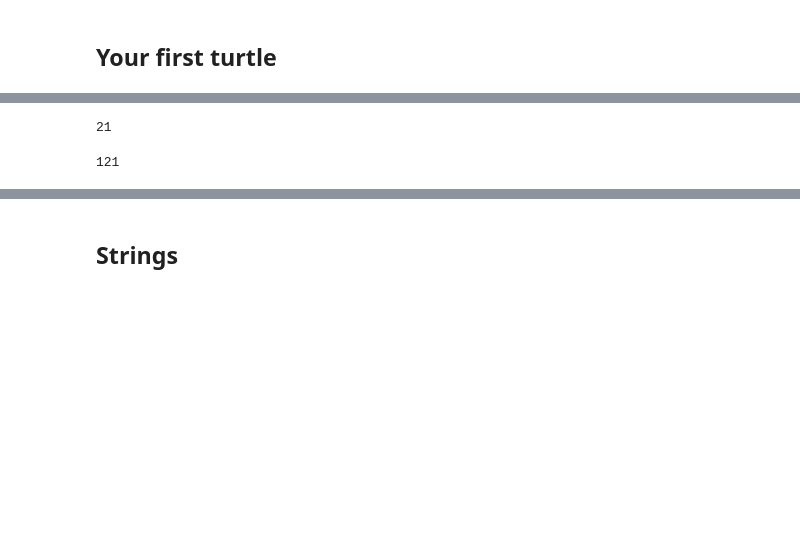
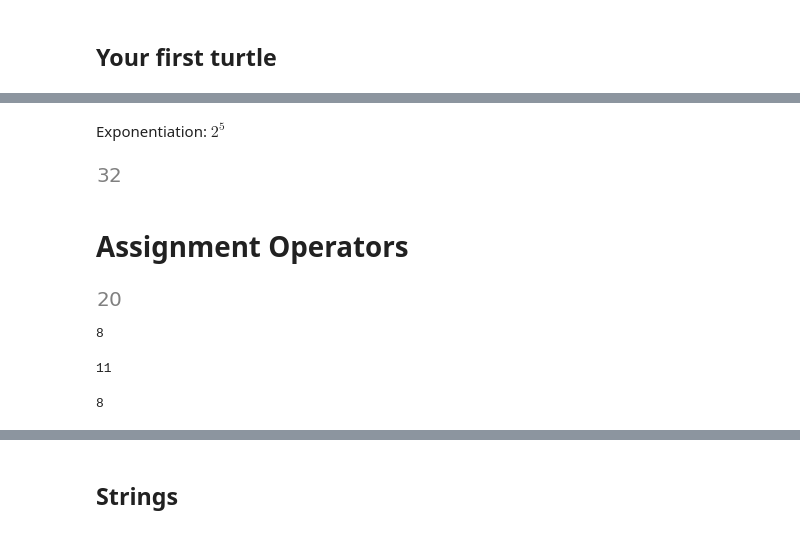
Before and after one commit to reisportela/PythonCourse, a Jupyter notebook: PythonCourse.ipynb, the cells around one changed output, grey strips where cells are left out. Drawn from its saved outputs; the diff is of its cells as text; code cells hidden in the pictures; blank space fills up the shorter version.

```diff
--- a/PythonCourse.ipynb
+++ b/PythonCourse.ipynb
@@ -141,0 +164,8 @@ t.forward(100)
+# %% [markdown]
+Exponentiation: $2^{5}$
+# %%
+2 ** 5
+# %% [output]
+[figure, added]
+# %% [markdown]
+# Assignment Operators
@@ -142,11 +175,19 @@ t.forward(100)
 # %%
-x = 7
-y = 3
+x*y
+# %% [output]
+[figure, added]
-# %%
-x * y
-# %% [output]
-21
-# %%
-11**2
-# %% [output]
-121
+# %%
+x = x + 3
+print(x)
+# %% [output]
+8
+# %%
+x += 3
+print(x)
+# %% [output]
+11
+# %%
+x -= 3
+print(x)
+# %% [output]
+8
```
Also changed, not shown: parts of 23 cells of this notebook.
